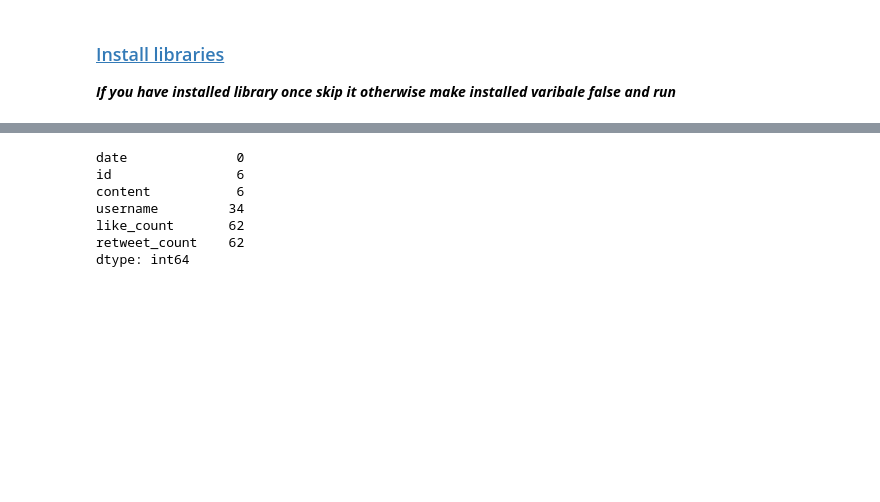
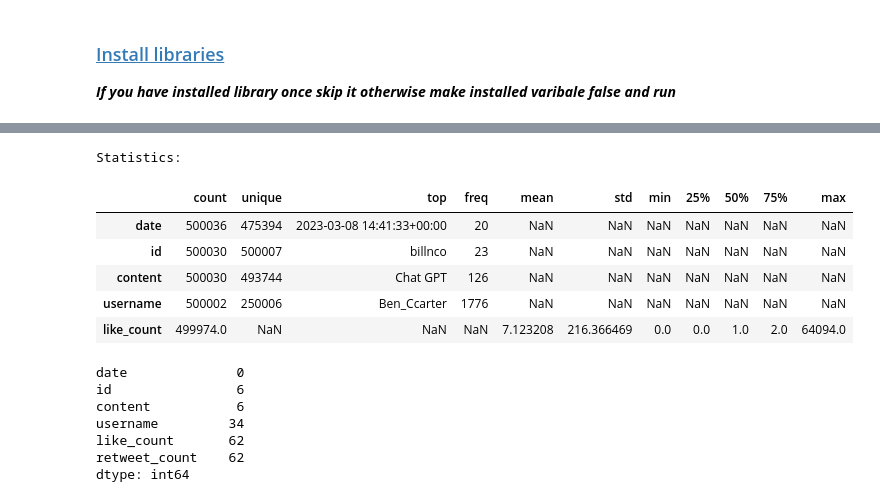
Before and after one commit to rakiiibul/Tweet-chatgpt-Sentiment, a Jupyter notebook: code.ipynb, the cells around one changed output, grey strips where cells are left out. Cells and saved outputs as stored; diff of their text form; code cells hidden in the pictures; blank space fills up the shorter version.

```diff
--- a/code.ipynb
+++ b/code.ipynb
@@ -109,3 +106,16 @@ data.head(50)
+# %%
+# Basic statistics for each column
+statistics_table = data.describe(include='all').transpose()
+print("Statistics:")
+statistics_table.head()
+# %% [output]
+Statistics:
+|  | count | unique | top | freq | mean | std | min | 25% | 50% | 75% | max |
+| date | 500036 | 475394 | 2023-03-08 14:41:33+00:00 | 20 | NaN | NaN | NaN | NaN | NaN | NaN | NaN |
+| id | 500030 | 500007 | billnco | 23 | NaN | NaN | NaN | NaN | NaN | NaN | NaN |
+| content | 500030 | 493744 | Chat GPT | 126 | NaN | NaN | NaN | NaN | NaN | NaN | NaN |
+| username | 500002 | 250006 | Ben_Ccarter | 1776 | NaN | NaN | NaN | NaN | NaN | NaN | NaN |
+| like_count | 499974.0 | NaN | NaN | NaN | 7.123208 | 216.366469 | 0.0 | 0.0 | 1.0 | 2.0 | 64094.0 |
 # %%
 data.isnull().sum()
 # %% [output]
```
Also changed, not shown: parts of 14 cells of this notebook.
